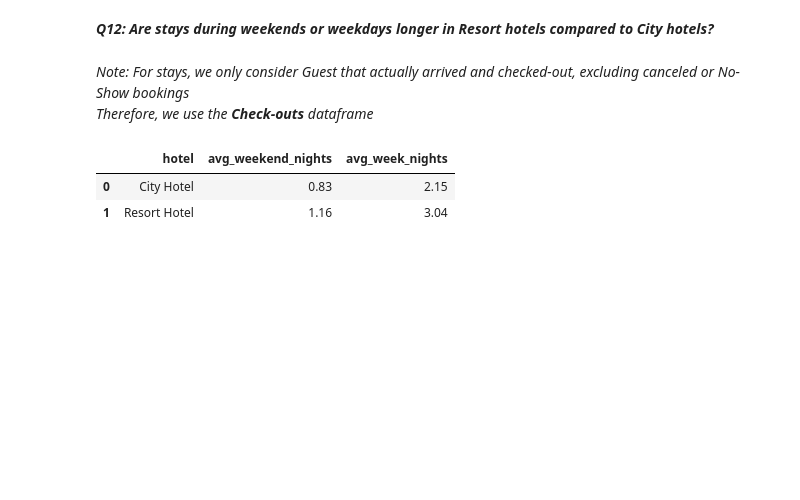
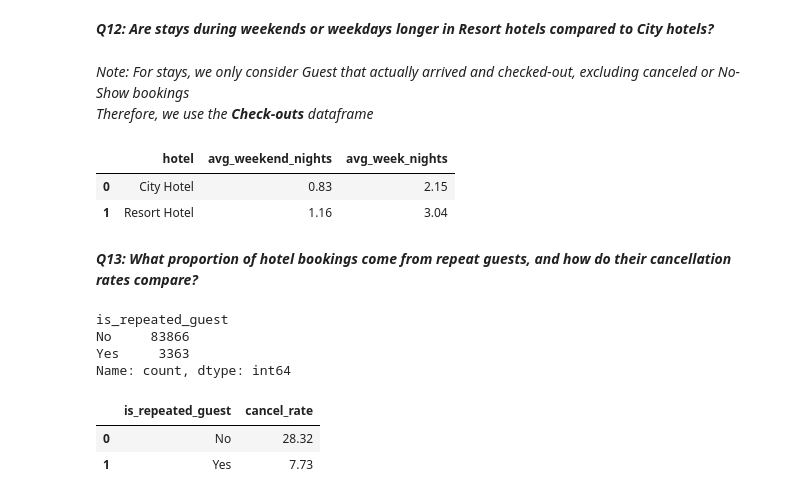
Before and after one commit to AdesanyaAzeez/Hotel-Booking-Analysis, a Jupyter notebook: 1_EDA-Bookings_Arrivals.ipynb, the cells around one changed output. Saved outputs shown, nothing was run; the diff lists cells and outputs as text; code cells hidden in the pictures; blank space fills up the shorter version.

```diff
--- a/1_EDA-Bookings_Arrivals.ipynb
+++ b/1_EDA-Bookings_Arrivals.ipynb
@@ -416,3 +445,30 @@ stay_avg
 |  | hotel | avg_weekend_nights | avg_week_nights |
 | 0 | City Hotel | 0.83 | 2.15 |
 | 1 | Resort Hotel | 1.16 | 3.04 |
+# %% [markdown]
+***Q13: What proportion of hotel bookings come from repeat guests, and how do their cancellation rates compare?***
+# %%
+# Get no. of bookings with special request
+(htb['is_repeated_guest']
+ .apply(lambda req: 'Yes' if req == 1 else 'No') # if 1 then 'Yes', else 'No'
+ .value_counts()
+)
+# %% [output]
+is_repeated_guest
+No     83866
+Yes     3363
+Name: count, dtype: int64
+# %%
+# Get cancellation rate by is_repeated_guest
+(htb
+ .groupby('is_repeated_guest')['is_canceled']
+ .mean()    # get % rate
+ .mul(100)  # Xply by 100
+ .round(2)  # round to 2dp
+ .rename(index={0: 'No', 1: 'Yes'}) # rename values for readability
+ .reset_index(name='cancel_rate')   # reset index and name value column
+ )
+# %% [output]
+|  | is_repeated_guest | cancel_rate |
+| 0 | No | 28.32 |
+| 1 | Yes | 7.73 |
```
Also changed, not shown: parts of 4 cells of this notebook, 6 other files.
